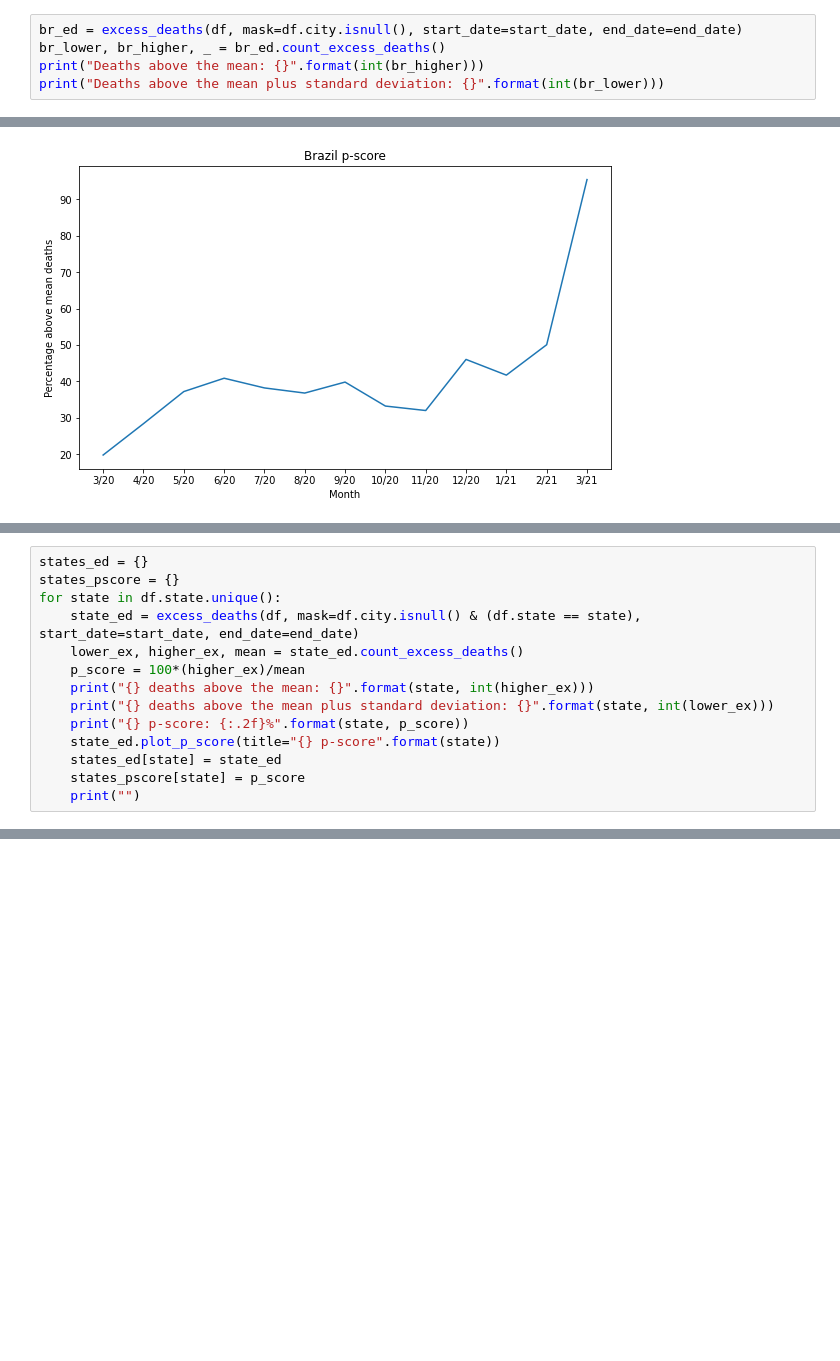
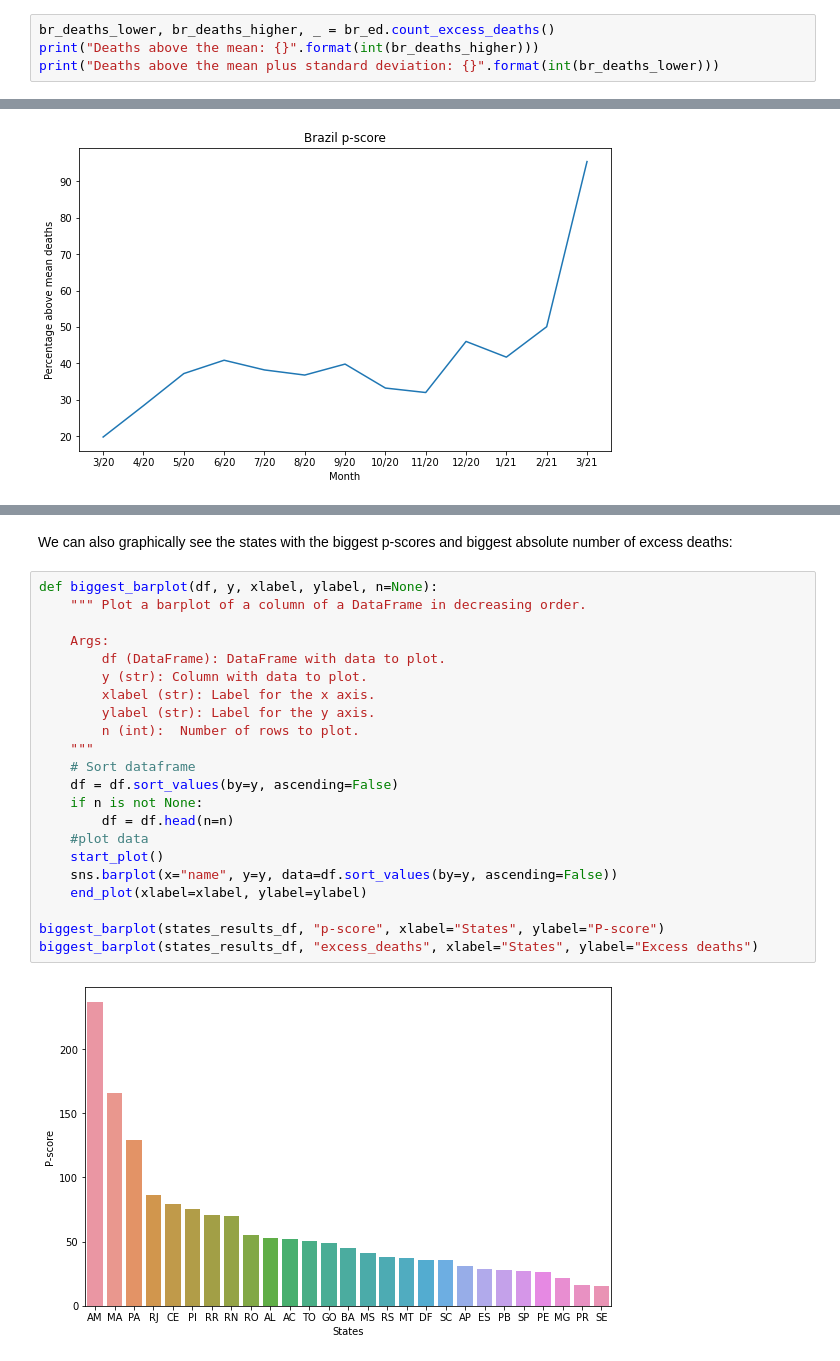
Before and after one commit to nanogennari/brazil-excess-deaths, a Jupyter notebook: excess_deaths.ipynb, the cells around one changed output, grey strips where cells are left out. Cells and saved outputs as stored; diff of their text form; blank space fills up the shorter version.

```diff
--- a/excess_deaths.ipynb
+++ b/excess_deaths.ipynb
@@ -17,8 +60,7 @@ We can than calculate the total number of excess deaths and plot the total numbe
 # %%
-br_ed = excess_deaths(df, mask=df.city.isnull(), start_date=start_date, end_date=end_date)
-br_lower, br_higher, _ = br_ed.count_excess_deaths()
-print("Deaths above the mean: {}".format(int(br_higher)))
-print("Deaths above the mean plus standard deviation: {}".format(int(br_lower)))
+br_deaths_lower, br_deaths_higher, _ = br_ed.count_excess_deaths()
+print("Deaths above the mean: {}".format(int(br_deaths_higher)))
+print("Deaths above the mean plus standard deviation: {}".format(int(br_deaths_lower)))
 # %% [output]
 Deaths above the mean: 491586
 Deaths above the mean plus standard deviation: 332501
@@ -52,16 +107,2 @@ br_ed.plot_p_score(title="Brazil p-score")
 
 We can instance an excess_death object for each state and calculate the excess deaths an p-score for each one.
-# %%
-states_ed = {}
-states_pscore = {}
-for state in df.state.unique():
-    state_ed = excess_deaths(df, mask=df.city.isnull() & (df.state == state), start_date=start_date, end_date=end_date)
-    lower_ex, higher_ex, mean = state_ed.count_excess_deaths()
-    p_score = 100*(higher_ex)/mean
-    print("{} deaths above the mean: {}".format(state, int(higher_ex)))
-    print("{} deaths above the mean plus standard deviation: {}".format(state, int(lower_ex)))
-    print("{} p-score: {:.2f}%".format(state, p_score))
-    state_ed.plot_p_score(title="{} p-score".format(state))
-    states_ed[state] = state_ed
-    states_pscore[state] = p_score
-    print("")
@@ -106,0 +187,26 @@ br_ed.end_plot(xlim=(-0.5, len(states_pscore)-0.5), xlabel="States", ylabel="P-s
+# %% [markdown]
+We can also graphically see the states with the biggest p-scores and biggest absolute number of excess deaths:
+# %%
+def biggest_barplot(df, y, xlabel, ylabel, n=None):
+    """ Plot a barplot of a column of a DataFrame in decreasing order.
+
+    Args:
+        df (DataFrame): DataFrame with data to plot.
+        y (str): Column with data to plot.
+        xlabel (str): Label for the x axis.
+        ylabel (str): Label for the y axis.
+        n (int):  Number of rows to plot.
+    """
+    # Sort dataframe
+    df = df.sort_values(by=y, ascending=False)
+    if n is not None:
+        df = df.head(n=n)
+    #plot data
+    start_plot()
+    sns.barplot(x="name", y=y, data=df.sort_values(by=y, ascending=False))
+    end_plot(xlabel=xlabel, ylabel=ylabel)
+
+biggest_barplot(states_results_df, "p-score", xlabel="States", ylabel="P-score")
+biggest_barplot(states_results_df, "excess_deaths", xlabel="States", ylabel="Excess deaths")
+# %% [output]
+[figure, added]
```
Also changed, not shown: parts of 38 cells of this notebook, 3 other files.
